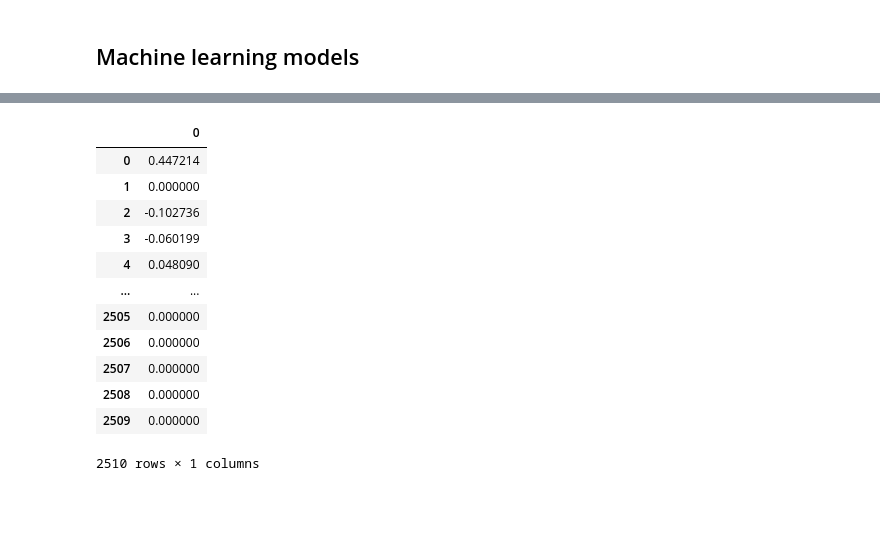
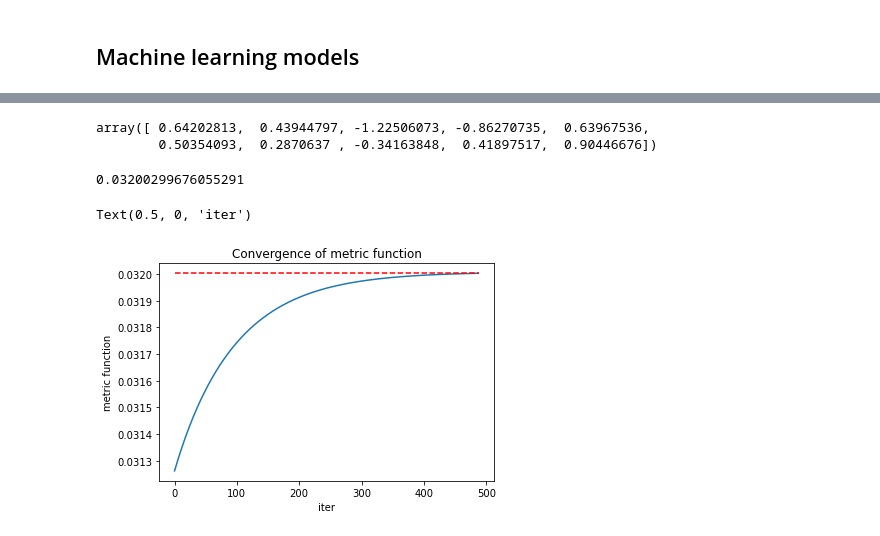
Before and after one commit to peulsilva/qrt-2022-challenge, a Jupyter notebook: notebooks/03-beta_fitting.ipynb, the cells around one changed output, grey strips where cells are left out. Saved outputs shown, nothing was run; the diff lists cells and outputs as text; code cells hidden in the pictures; blank space fills up the shorter version.

Commit message:
beta fitting with lassp, ridge and gradient descent

```diff
--- a/notebooks/03-beta_fitting.ipynb
+++ b/notebooks/03-beta_fitting.ipynb
@@ -173,0 +183,7 @@ array([-0.00711245,  0.01444704,  0.        ,  0.        ,  0.        ,
+# %%
+A = np.eye(250, 10)
+A[9,9] = 0
+A[20:250, 9] = 1/np.sqrt(230)
+# %%
+beta= np.random.random(10)
+# beta[3:] = 0
@@ -174,18 +248,26 @@ array([-0.00711245,  0.01444704,  0.        ,  0.        ,  0.        ,
+# %%
+beta
+# %% [output]
+array([ 0.64202813,  0.43944797, -1.22506073, -0.86270735,  0.63967536,
+        0.50354093,  0.2870637 , -0.34163848,  0.41897517,  0.90446676])
+# %%
+objective(A, beta, X_train, Y_train, X_train_reshape)
+# %% [output]
+0.03200299676055291
+# %%
+plt.plot(convergence,)
+plt.hlines(
+    convergence[-1],
+    xmin = 0,
+    xmax =len(convergence),
+    colors = 'r',
+    linestyles= 'dashed',
+)
+plt.title("Convergence of metric function")
+plt.ylabel("metric function")
+plt.xlabel("iter")
+# %% [output]
+Text(0.5, 0, 'iter')
+[figure, added]
 # %%
 df_A_beta = np.hstack( (np.hstack([A.T, beta.reshape((10, 1))])).T )
-# %%
-pd.DataFrame(df_A_beta)
-# %% [output]
-|  | 0 |
-| 0 | 0.447214 |
-| 1 | 0.000000 |
-| 2 | -0.102736 |
-| 3 | -0.060199 |
-| 4 | 0.048090 |
-| ... | ... |
-| 2505 | 0.000000 |
-| 2506 | 0.000000 |
-| 2507 | 0.000000 |
-| 2508 | 0.000000 |
-| 2509 | 0.000000 |
-2510 rows × 1 columns
```
Also changed, not shown: parts of 28 cells of this notebook.
